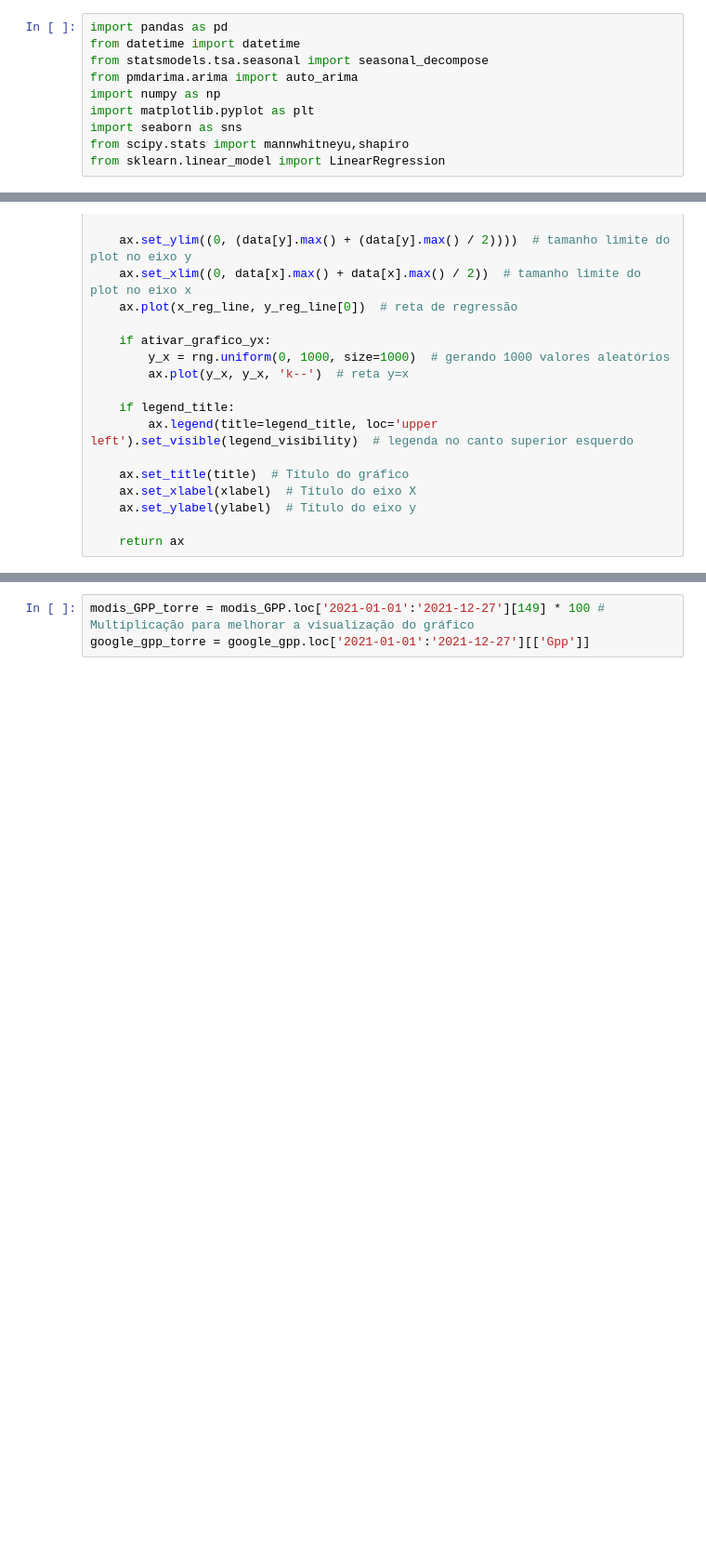
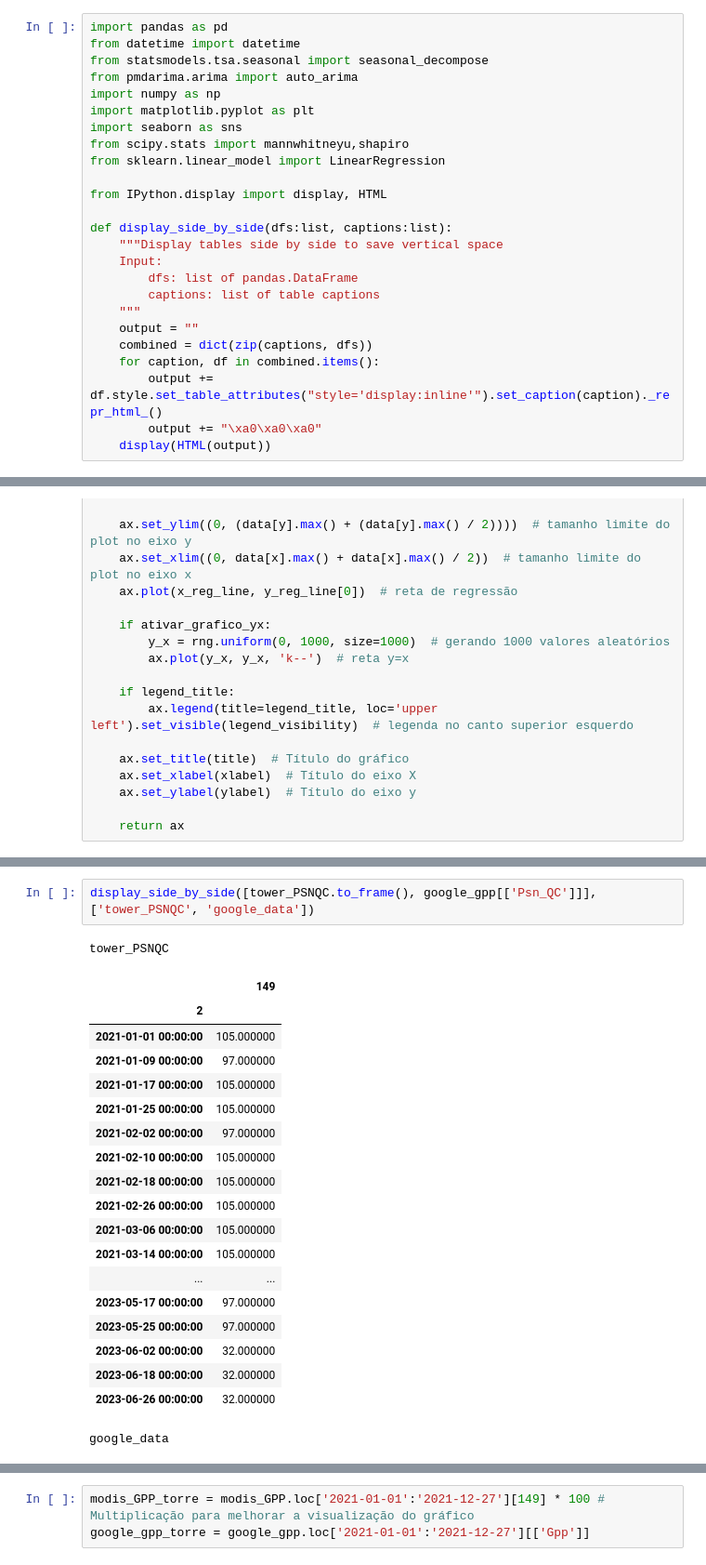
Before and after one commit to albert-santos/remote-sensing, a Jupyter notebook: Jean/Santarem/ComparacaoGoogle.ipynb, the cells around one changed output, grey strips where cells are left out. Shown: that part at 93% size. Drawn from its saved outputs; the diff is of its cells as text; blank space fills up the shorter version.

```diff
--- a/Jean/Santarem/ComparacaoGoogle.ipynb
+++ b/Jean/Santarem/ComparacaoGoogle.ipynb
@@ -8,6 +8,21 @@ import matplotlib.pyplot as plt
 import seaborn as sns
 from scipy.stats import mannwhitneyu,shapiro
 from sklearn.linear_model import LinearRegression
+
+from IPython.display import display, HTML
+
+def display_side_by_side(dfs:list, captions:list):
+    """Display tables side by side to save vertical space
+    Input:
+        dfs: list of pandas.DataFrame
+        captions: list of table captions
+    """
+    output = ""
+    combined = dict(zip(captions, dfs))
+    for caption, df in combined.items():
+        output += df.style.set_table_attributes("style='display:inline'").set_caption(caption)._repr_html_()
+        output += "\xa0\xa0\xa0"
+    display(HTML(output))
 # %%
 def reg_graph_subplot(x, y, data, sct_size=None, s=10, title='', legend_visibility=True, legend_title='', xlabel='', ylabel='', fit_intercept=True, ativar_grafico_yx=False, reg_from_start=False, offset_txt_x=0.15, offset_txt_y=2.25, num_rows=1, num_cols=1, subplot_num=1, axes=None):
     # x = eixo x do gráfico
@@ -103,0 +224,23 @@ tower_NPP = modis_NPP[[149]].copy()
+# %%
+display_side_by_side([tower_PSNQC.to_frame(), google_gpp[['Psn_QC']]], ['tower_PSNQC', 'google_data'])
+# %% [output]
+tower_PSNQC
+|  | 149 |
+| 2 |  |
+| 2021-01-01 00:00:00 | 105.000000 |
+| 2021-01-09 00:00:00 | 97.000000 |
+| 2021-01-17 00:00:00 | 105.000000 |
+| 2021-01-25 00:00:00 | 105.000000 |
+| 2021-02-02 00:00:00 | 97.000000 |
+| 2021-02-10 00:00:00 | 105.000000 |
+| 2021-02-18 00:00:00 | 105.000000 |
+| 2021-02-26 00:00:00 | 105.000000 |
+| 2021-03-06 00:00:00 | 105.000000 |
+| 2021-03-14 00:00:00 | 105.000000 |
+| ... | ... |
+| 2023-05-17 00:00:00 | 97.000000 |
+| 2023-05-25 00:00:00 | 97.000000 |
+| 2023-06-02 00:00:00 | 32.000000 |
+| 2023-06-18 00:00:00 | 32.000000 |
+| 2023-06-26 00:00:00 | 32.000000 |
+google_data
```
Also changed, not shown: parts of 8 cells of this notebook.
